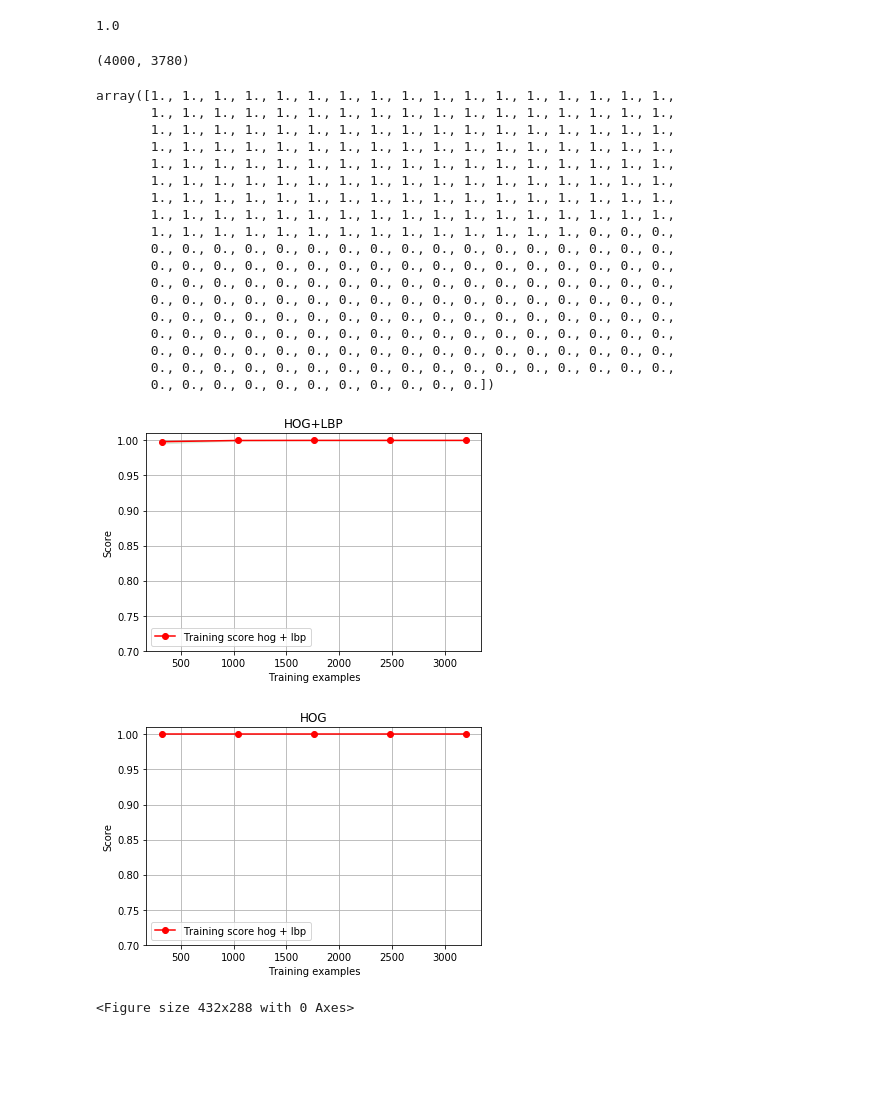
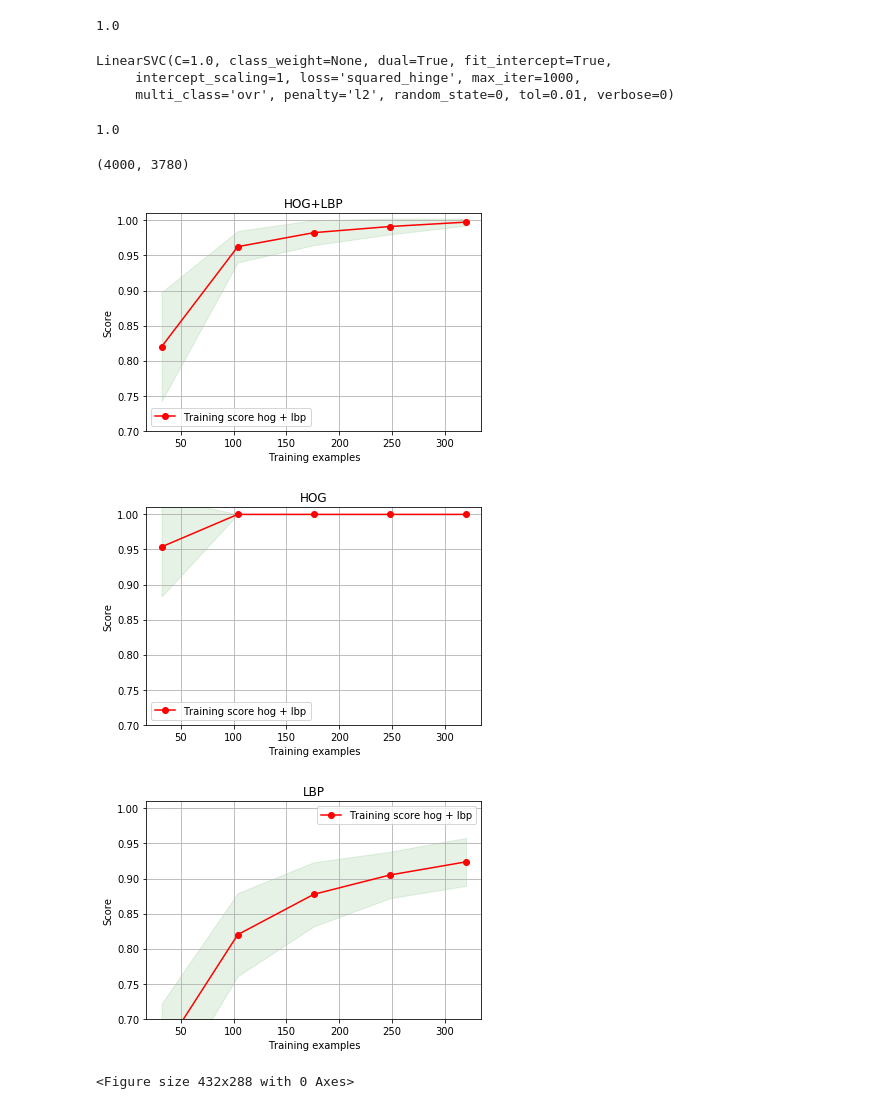
Before and after one commit to Intelligent-Systems-Phystech/2018-Project-25, a Jupyter notebook: code/LBP/model.ipynb, the cells around one changed output. Saved outputs shown, nothing was run; the diff lists cells and outputs as text; code cells hidden in the pictures; blank space fills up the shorter version.

```diff
--- a/code/LBP/model.ipynb
+++ b/code/LBP/model.ipynb
@@ -6,16 +6,16 @@ from sklearn.svm import LinearSVC
 addr = 'INRIAPerson/train_64x128_H96'
 addr_ = 'INRIAPerson/test_64x128_H96'
 
-poshists_train = np.array(makehist_positive_norm('train', number = 2000))
+poshists_train = np.array(makehist_positive_norm('train', number = 200))
 #poshists_train_hog = np.array(makehist_positive_norm(addr, 'HOG'))
 
-neghists_train = np.array(makehist_negative('Train', number = 2000))
+neghists_train = np.array(makehist_negative('Train', number = 200))
 #neghists_train_hog = np.array(makehist_negative('Train', 'HOG'))
 
-poshists_test = np.array(makehist_positive_norm('train', number = 2000))
+poshists_test = np.array(makehist_positive_norm('train', number = 200))
 #poshists_test_hog = np.array(makehist_positive_norm(addr_, 'HOG'))
 
-neghists_test = np.array(makehist_negative('Test', number = 2000))
+neghists_test = np.array(makehist_negative('Test', number = 200))
 #neghists_test_hog = np.array(makehist_negative('Test', 'HOG'))
 
 ####################################################################
@@ -54,6 +54,9 @@ X_test.shape
 # %%
 X_train_hog = X_train[:,:3780]
 X_test_hog = X_test[:,:3780]
+
+X_train_lbp = X_train[:,3780:]
+X_test_lbp = X_test[:,3780:]
 # %%
 clf = LinearSVC(random_state=0, tol=1e-2)
 clf.fit(X_train, Y_train)
@@ -76,31 +79,21 @@ LinearSVC(C=1.0, class_weight=None, dual=True, fit_intercept=True,
 clf_hog.score(X_test_hog, Y_test)
 # %% [output]
 1.0
+# %%
+clf_lbp = LinearSVC(random_state=0, tol=1e-2)
+clf_lbp.fit(X_train_lbp, Y_train)
+# %% [output]
+LinearSVC(C=1.0, class_weight=None, dual=True, fit_intercept=True,
+     intercept_scaling=1, loss='squared_hinge', max_iter=1000,
+     multi_class='ovr', penalty='l2', random_state=0, tol=0.01, verbose=0)
+# %%
+clf_lbp.score(X_test_lbp, Y_test)
+# %% [output]
+1.0
 # %%
 X_train_hog.shape
 # %% [output]
 (4000, 3780)
-# %%
-Y_train
-# %% [output]
-array([1., 1., 1., 1., 1., 1., 1., 1., 1., 1., 1., 1., 1., 1., 1., 1., 1.,
-       1., 1., 1., 1., 1., 1., 1., 1., 1., 1., 1., 1., 1., 1., 1., 1., 1.,
-       1., 1., 1., 1., 1., 1., 1., 1., 1., 1., 1., 1., 1., 1., 1., 1., 1.,
-       1., 1., 1., 1., 1., 1., 1., 1., 1., 1., 1., 1., 1., 1., 1., 1., 1.,
-       1., 1., 1., 1., 1., 1., 1., 1., 1., 1., 1., 1., 1., 1., 1., 1., 1.,
-       1., 1., 1., 1., 1., 1., 1., 1., 1., 1., 1., 1., 1., 1., 1., 1., 1.,
-       1., 1., 1., 1., 1., 1., 1., 1., 1., 1., 1., 1., 1., 1., 1., 1., 1.,
-       1., 1., 1., 1., 1., 1., 1., 1., 1., 1., 1., 1., 1., 1., 1., 1., 1.,
-       1., 1., 1., 1., 1., 1., 1., 1., 1., 1., 1., 1., 1., 1., 0., 0., 0.,
-       0., 0., 0., 0., 0., 0., 0., 0., 0., 0., 0., 0., 0., 0., 0., 0., 0.,
-       0., 0., 0., 0., 0., 0., 0., 0., 0., 0., 0., 0., 0., 0., 0., 0., 0.,
-       0., 0., 0., 0., 0., 0., 0., 0., 0., 0., 0., 0., 0., 0., 0., 0., 0.,
-       0., 0., 0., 0., 0., 0., 0., 0., 0., 0., 0., 0., 0., 0., 0., 0., 0.,
-       0., 0., 0., 0., 0., 0., 0., 0., 0., 0., 0., 0., 0., 0., 0., 0., 0.,
-       0., 0., 0., 0., 0., 0., 0., 0., 0., 0., 0., 0., 0., 0., 0., 0., 0.,
-       0., 0., 0., 0., 0., 0., 0., 0., 0., 0., 0., 0., 0., 0., 0., 0., 0.,
-       0., 0., 0., 0., 0., 0., 0., 0., 0., 0., 0., 0., 0., 0., 0., 0., 0.,
-       0., 0., 0., 0., 0., 0., 0., 0., 0., 0., 0.])
 # %%
 import matplotlib.pyplot as plt
 from sklearn.naive_bayes import GaussianNB
@@ -122,35 +115,41 @@ def plot_learning_curve(estimator,  title, X,  y, ylim=None, cv=None,
     train_scores_mean = np.mean(train_scores, axis=1)
     train_scores_std = np.std(train_scores, axis=1)
     test_scores_mean = np.mean(test_scores, axis=1)
     test_scores_std = np.std(test_scores, axis=1)
     plt.grid()
 
     plt.fill_between(train_sizes, train_scores_mean - train_scores_std,
                      train_scores_mean + train_scores_std, alpha=0.1,
                      color="r")
     plt.fill_between(train_sizes, test_scores_mean - test_scores_std,
                      test_scores_mean + test_scores_std, alpha=0.1, color="g")
     plt.plot(train_sizes, test_scores_mean, 'o-', color="r",
              label="Training score hog + lbp")
 
 
 
 
     plt.legend(loc="best")
     return plt
 
 title = "HOG+LBP"
 title2 = "HOG"
+title3 = "LBP"
 # SVC is more expensive so we do a lower number of CV iterations:
 cv = ShuffleSplit(n_splits=10, test_size=0.2, random_state=0)
 
 plot_learning_curve(clf,  title, X_train, Y_train, (0.7, 1.01), cv)
+plt.savefig('hog+lbp.png')
 plot_learning_curve(clf_hog, title2, X_train_hog, Y_train, (0.7, 1.01), cv)
+plt.savefig('hog.png')
+plot_learning_curve(clf_lbp, title3, X_train_lbp, Y_train, (0.7, 1.01), cv)
+plt.savefig('lbp.png')
 
 plt.show()
 # %% [output]
-[figure, old version]
+[figure, new version]
-[figure, old version]
+[figure, new version]
+[figure, added]
 # %%
 plt.savefig('file.png')
 # %% [output]
```
Also changed, not shown: parts of 1 cell of this notebook.
